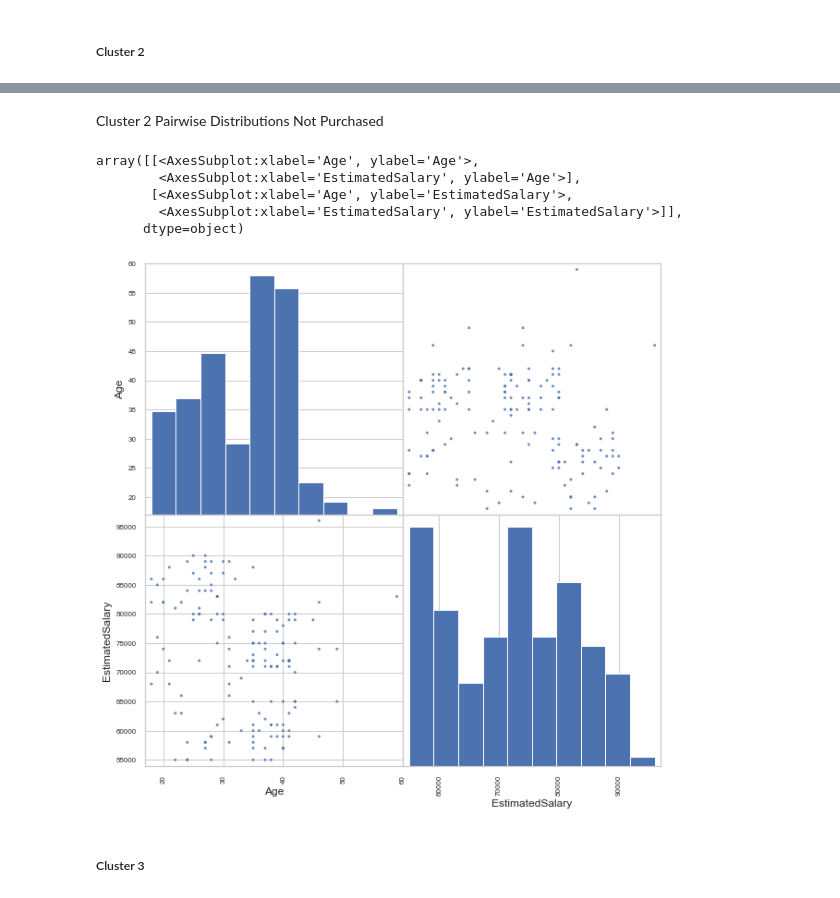
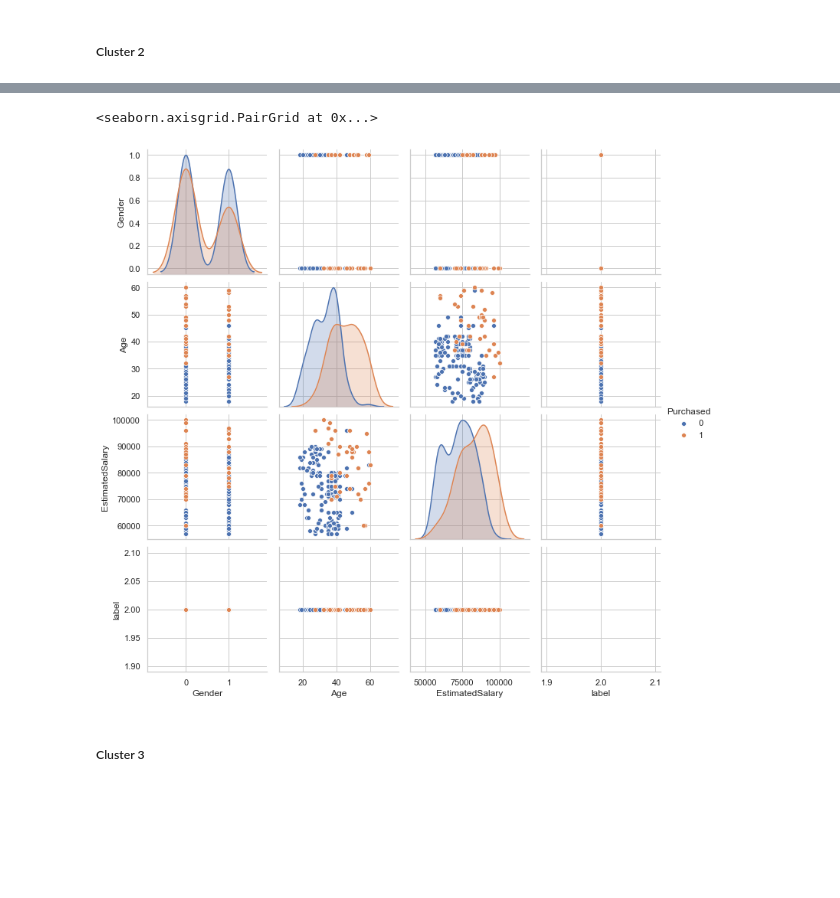
Before and after one commit to cspence001/market-segmentation_purchase-prediction, a Jupyter notebook: notebooks/purchase_models.ipynb, the cells around one changed output, grey strips where cells are left out. Saved outputs shown, nothing was run; the diff lists cells and outputs as text; code cells hidden in the pictures; blank space fills up the shorter version.

```diff
--- a/notebooks/purchase_models.ipynb
+++ b/notebooks/purchase_models.ipynb
@@ -770,18 +742,8 @@ array([[<AxesSubplot:xlabel='Age', ylabel='Age'>,
-# %% [markdown]
-Cluster 2 Pairwise Distributions Not Purchased
-# %%
-cluster_2_np = cluster_2.loc[cluster_2["Purchased"] == 0]
-
-sm3np = scatter_matrix(cluster_2_np[['Age','EstimatedSalary']],
-    alpha=0.8, figsize=(10,10))
-sm3np
-# %% [output]
-array([[<AxesSubplot:xlabel='Age', ylabel='Age'>,
-        <AxesSubplot:xlabel='EstimatedSalary', ylabel='Age'>],
-       [<AxesSubplot:xlabel='Age', ylabel='EstimatedSalary'>,
-        <AxesSubplot:xlabel='EstimatedSalary', ylabel='EstimatedSalary'>]],
-      dtype=object)
-[figure, removed]
+# %%
+sns.pairplot(data=cluster_2,hue='Purchased')
+# %% [output]
+<seaborn.axisgrid.PairGrid at 0x...>
+[figure, added]
 # %% [markdown]
 <h5>Cluster 3
 # %%
```
Also changed, not shown: parts of 31 cells of this notebook, 1 other file.
